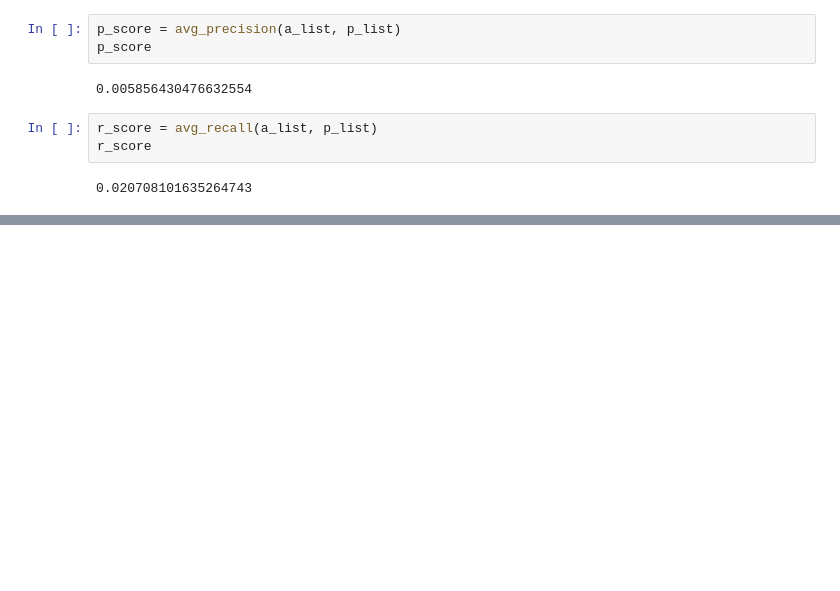
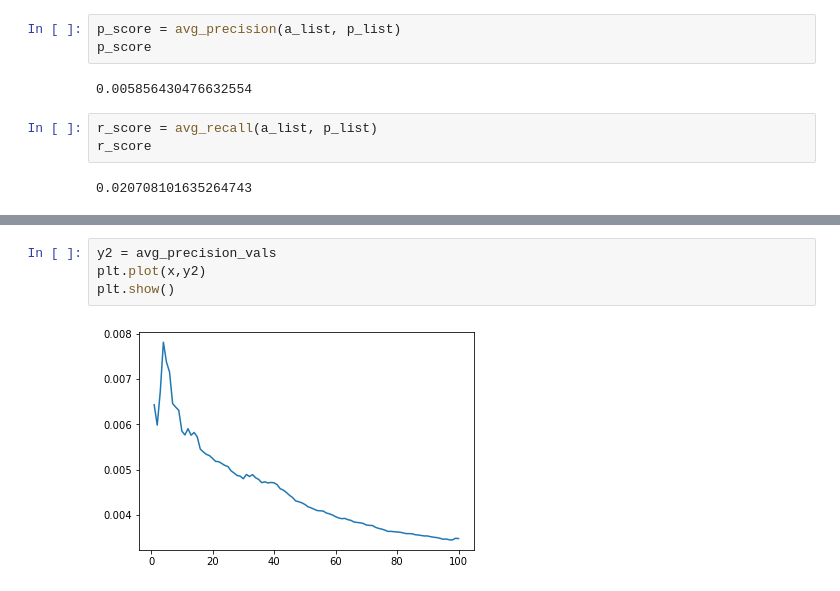
Before and after one commit to aindrila28/recommender_systems, a Jupyter notebook: Non-personalised.ipynb, the cells around one changed output, grey strips where cells are left out. Cells and saved outputs as stored; diff of their text form; blank space fills up the shorter version.

```diff
--- a/Non-personalised.ipynb
+++ b/Non-personalised.ipynb
@@ -287,0 +447,6 @@ r_score
+# %%
+y2 = avg_precision_vals
+plt.plot(x,y2)
+plt.show()
+# %% [output]
+[figure, added]
```
Also changed, not shown: parts of 61 cells of this notebook.
